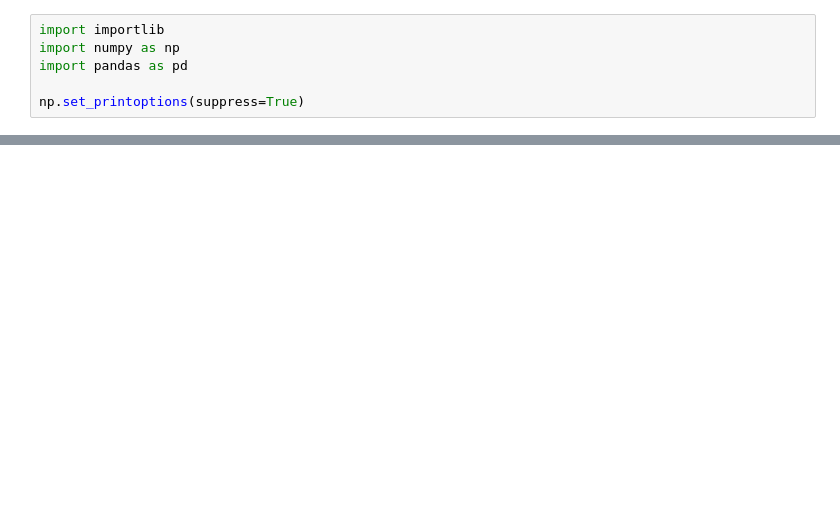
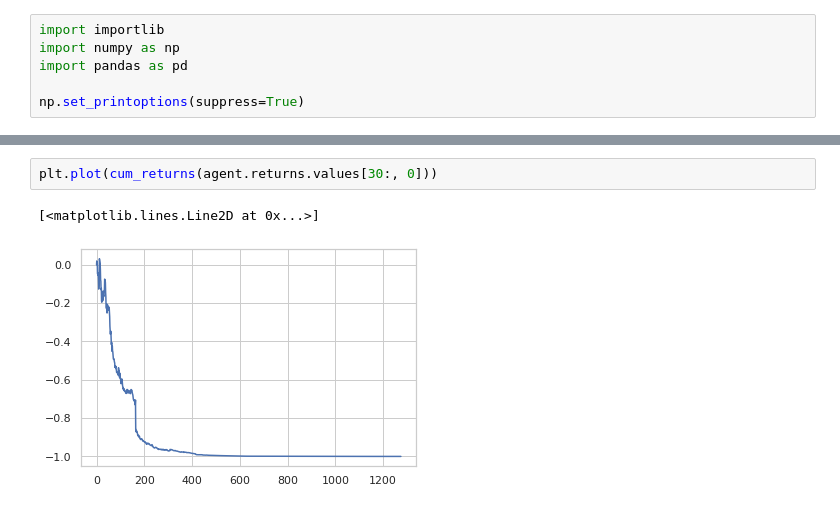
Before and after one commit to JulesHuisman/deep-learning, a Jupyter notebook: sim.ipynb, the cells around one changed output, grey strips where cells are left out. Saved outputs shown, nothing was run; the diff lists cells and outputs as text; blank space fills up the shorter version.

```diff
--- a/sim.ipynb
+++ b/sim.ipynb
@@ -48,3 +118,8 @@ Episode 9
+# %%
+plt.plot(cum_returns(agent.returns.values[30:, 0]))
+# %% [output]
+[<matplotlib.lines.Line2D at 0x...>]
+[figure, added]
 # %%
 def plot_results(episode):
     # Open the log file
```
Also changed, not shown: parts of 15 cells of this notebook, 10 other files.
